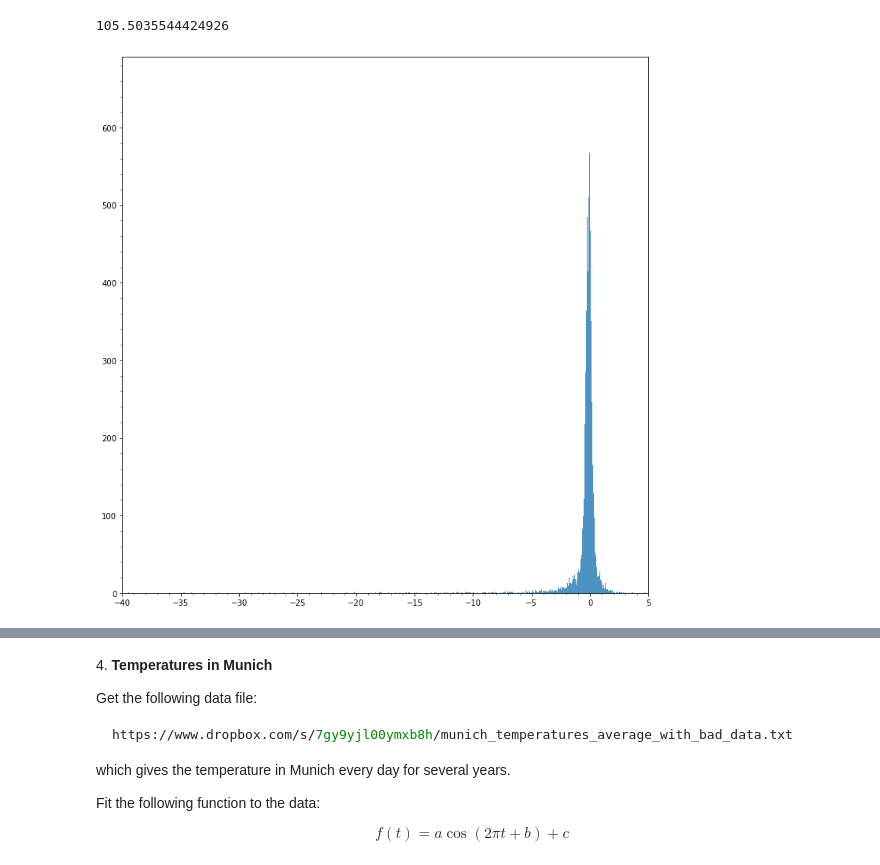
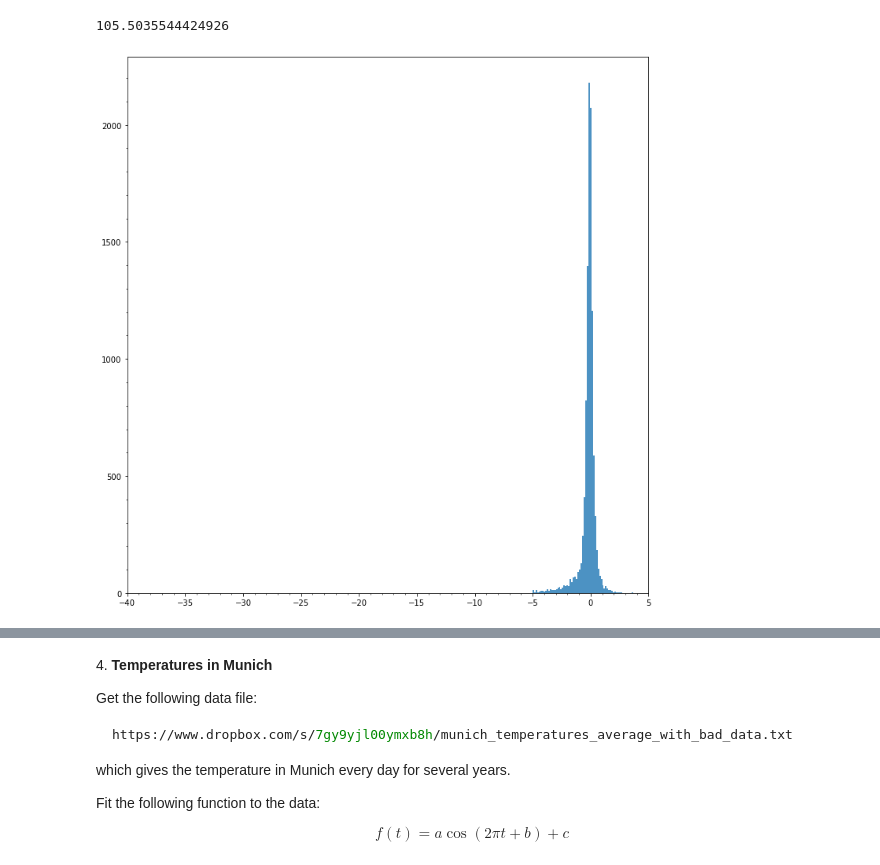
Before and after one commit to tommasoamico/LaboratoryOfComputationalPhysics_Y4, a Jupyter notebook: 08ex_fitting.ipynb, the cells around one changed output, grey strips where cells are left out. Saved outputs shown, nothing was run; the diff lists cells and outputs as text; code cells hidden in the pictures.

```diff
--- a/08ex_fitting.ipynb
+++ b/08ex_fitting.ipynb
@@ -297,32 +342,32 @@ print(np.sqrt(11131))
 105.5035544424926
 # %%
 fig, ax = plt.subplots(nrows= 1, ncols=1, figsize=(10, 10))
-ax.hist(df['residuals'], bins='fd', alpha=0.8)
+ax.hist(df['residuals'], bins=75, alpha=0.8, range=(-5, 5))
 ax.set_xlim([-40, 5])
 ax.minorticks_on()
 
 #entries1, edges1, _ = ax[0,1].hist(df['residuals'], bins=20, edgecolor='black', alpha=0.8)
 #bin_centers1 = 0.5 * (edges1[:-1] + edges1[1:])
 #poisson_err1 = np.sqrt(entries1)
 #ax[0,1].set_ylim([0, 15])
 #ax[0,1].set_xlim([-175, 30])
 
 
 #entries2, edges2, _ = ax[1,0].hist(df['residuals'], bins=30, edgecolor='black', alpha=0.8)
 #bin_centers2 = 0.5 * (edges2[:-1] + edges2[1:])
 #poisson_err2 = np.sqrt(entries2)
 #ax[1,0].set_ylim([4000, 6750])
 #ax[1,0].set_xlim([-25, 30])
 #ax[1,0].errorbar(bin_centers2, entries2, yerr=poisson_err2, fmt='r.' , label='Error bars')
 
 
 #ax[1,1].hist(df['residuals'], bins=20, edgecolor='black', alpha=0.8)
 #ax[1,1].set_ylim([0, 15])
 #ax[1,1].set_xlim([-175, 30])
 #ax[1,1].errorbar(bin_centers1, entries1, yerr=poisson_err1, fmt='r.' , label='Error bars')
 fig.tight_layout()
 # %% [output]
-[figure, old version]
+[figure, new version]
 # %%
 def gaussian(x, A, mu, offset, sigma):
     return A*np.exp(-(1/2)*(((x-mu)/sigma)**2)) + offset
```
Also changed, not shown: parts of 15 cells of this notebook, 1 other file.
